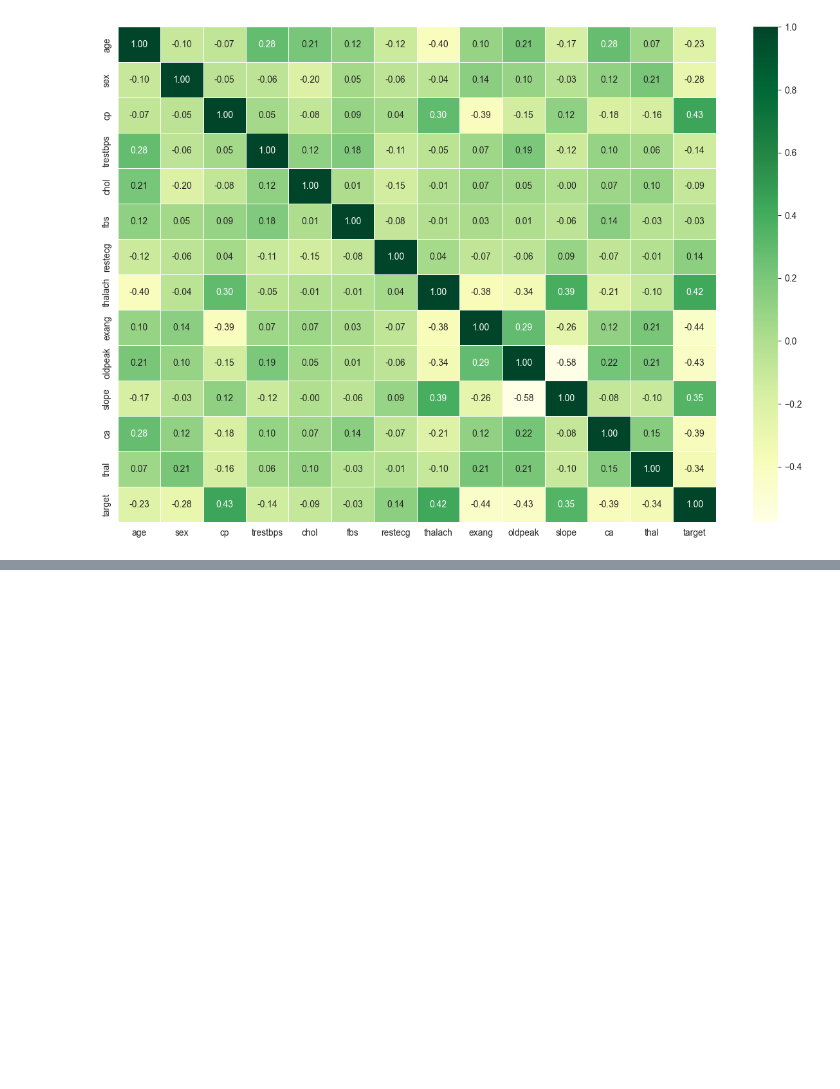
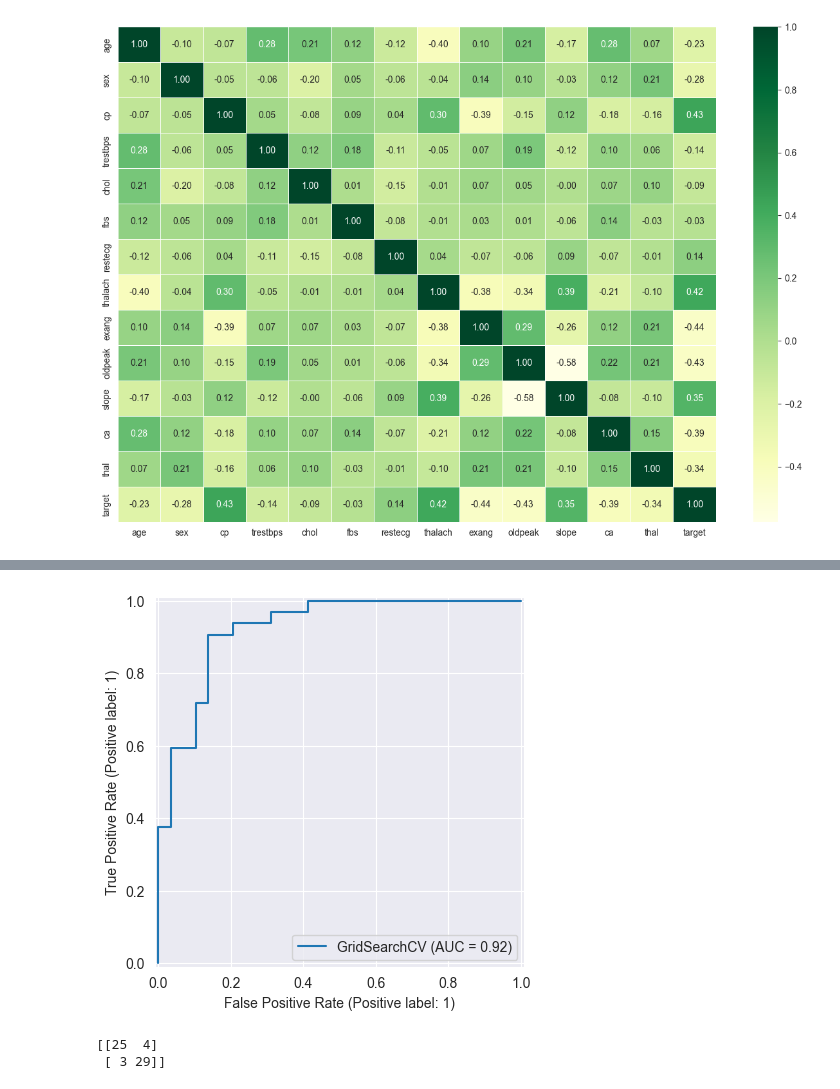
Before and after one commit to Nyarelia/heart_disease_predictor, a Jupyter notebook: heart_disease_classification.ipynb, the cells around one changed output, grey strips where cells are left out. Cells and saved outputs as stored; diff of their text form; code cells hidden in the pictures; blank space fills up the shorter version.

```diff
--- a/heart_disease_classification.ipynb
+++ b/heart_disease_classification.ipynb
@@ -308,0 +551,16 @@ ax = sns.heatmap(corr_matrix,
+# %%
+# Tune LogisticRegression
+
+np.random.seed(42)
+
+# Setup random hyperparameter search for LogisticRegression
+log_reg = LogisticRegression()
+rs_log_reg = RandomizedSearchCV(LogisticRegression(),
+                                param_distributions=log_reg_grid,
+                                cv=5,
+                                n_iter=20,
+                                verbose=True)
+
+# Fit the search model
+
+rs_log_reg.fit(X_train, y_train)
@@ -308,0 +585,13 @@ ax = sns.heatmap(corr_matrix,
+# %%
+# Tuning Random forest classifier
+np.random.seed(42)
+
+# Setup random hyperparameter search from RandomForestClassifier
+rs_rf = RandomizedSearchCV(RandomForestClassifier(),
+                           param_distributions=rf_grid,
+                           cv=5,
+                           n_iter=50,
+                           verbose=True)
+
+# Fitting
+rs_rf.fit(X_train, y_train)
@@ -308,0 +623,11 @@ ax = sns.heatmap(corr_matrix,
+# %%
+# Different hyperparameters for LogisticRegression grid, increasing logspace
+log_reg_grid = {'C': np.logspace(-4, 4, 30),
+                'solver': ['liblinear']}
+
+gs_log_reg = GridSearchCV(LogisticRegression(),
+                          param_grid=log_reg_grid,
+                          cv=5,
+                          verbose=True)
+
+gs_log_reg.fit(X_train, y_train)
@@ -308,0 +701,11 @@ ax = sns.heatmap(corr_matrix,
+# %%
+# Plot ROC curve and calculate the AUC metric
+RocCurveDisplay.from_estimator(gs_log_reg, X_test, y_test);
+# %% [output]
+[figure, added]
+# %%
+# Confusion Matrix
+print(confusion_matrix(y_test, y_preds))
+# %% [output]
+[[25  4]
+ [ 3 29]]
```
Also changed, not shown: parts of 44 cells of this notebook.
